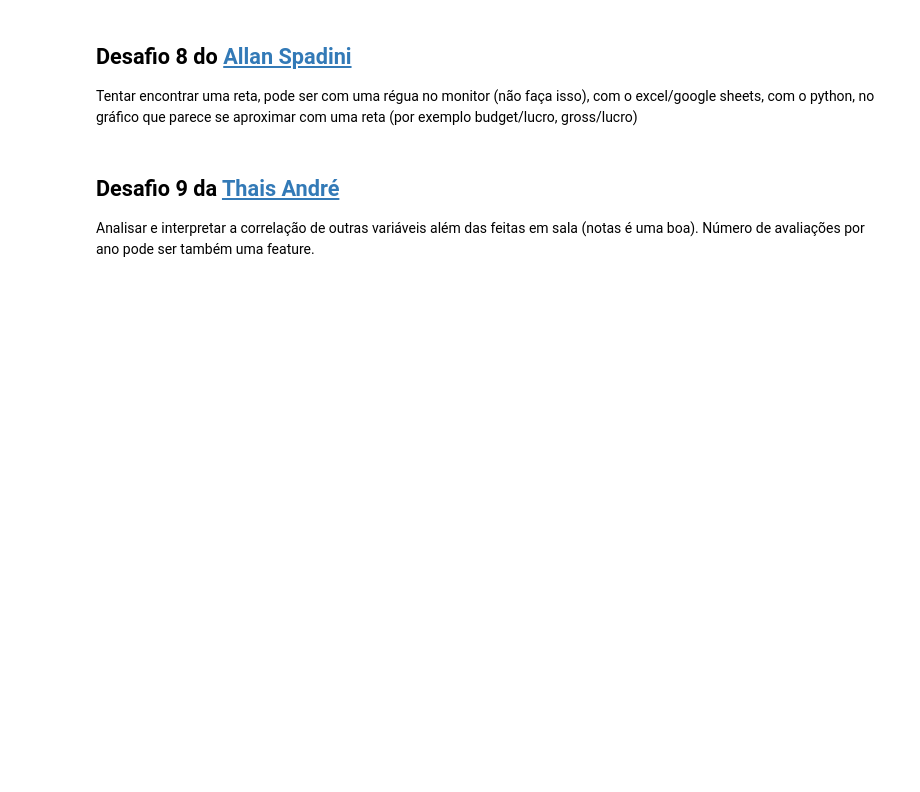
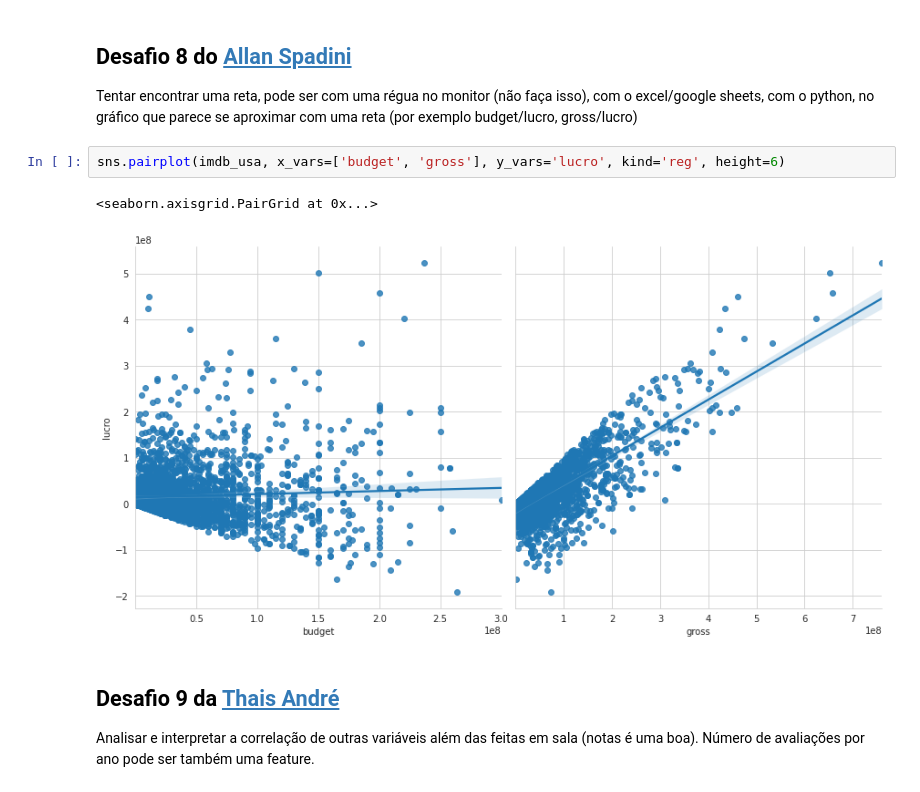
Before and after one commit to mateusfugita/QuarentenaDados, a Jupyter notebook: QuarentenaDados_Filmes.ipynb, the cells around one changed output. Cells and saved outputs as stored; diff of their text form; blank space fills up the shorter version.

```diff
--- a/QuarentenaDados_Filmes.ipynb
+++ b/QuarentenaDados_Filmes.ipynb
@@ -911,6 +924,11 @@ imdb_usa.query('title_year >= 2000')[['gross', 'budget', 'lucro', 'title_year']]
 ## Desafio 8 do [Allan Spadini](https://twitter.com/allanspadini)
 
 Tentar encontrar uma reta, pode ser com uma régua no monitor (não faça isso), com o excel/google sheets, com o python, no gráfico que parece se aproximar com uma reta (por exemplo budget/lucro, gross/lucro)
+# %%
+sns.pairplot(imdb_usa, x_vars=['budget', 'gross'], y_vars='lucro', kind='reg', height=6)
+# %% [output]
+<seaborn.axisgrid.PairGrid at 0x...>
+[figure, added]
 # %% [markdown]
 ## Desafio 9 da [Thais André](https://twitter.com/thais_tandre)
 
```
Also changed, not shown: parts of 8 cells of this notebook.
